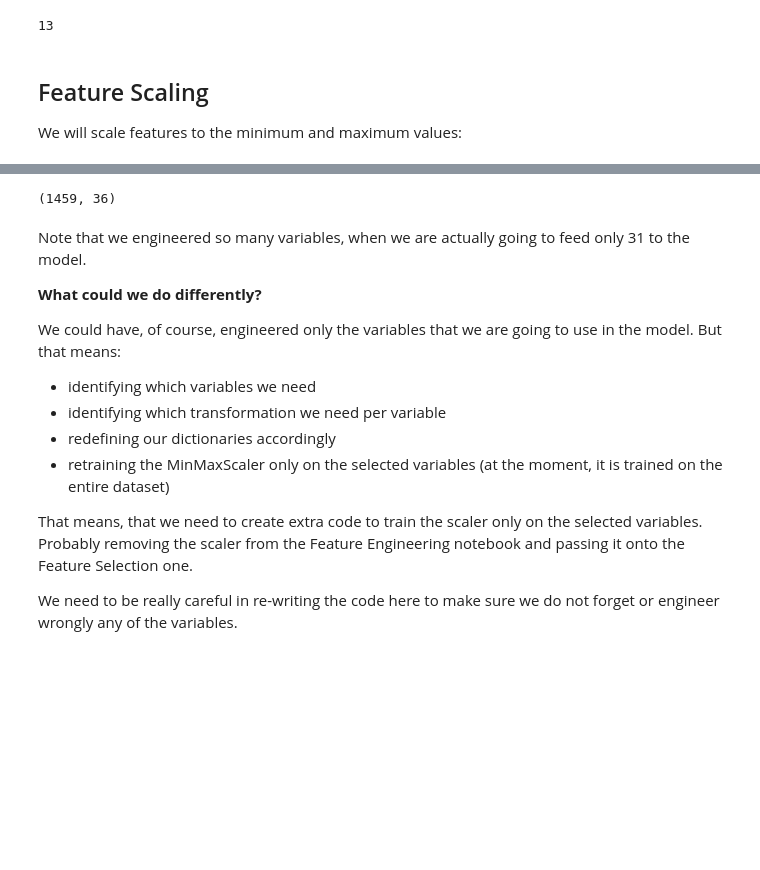
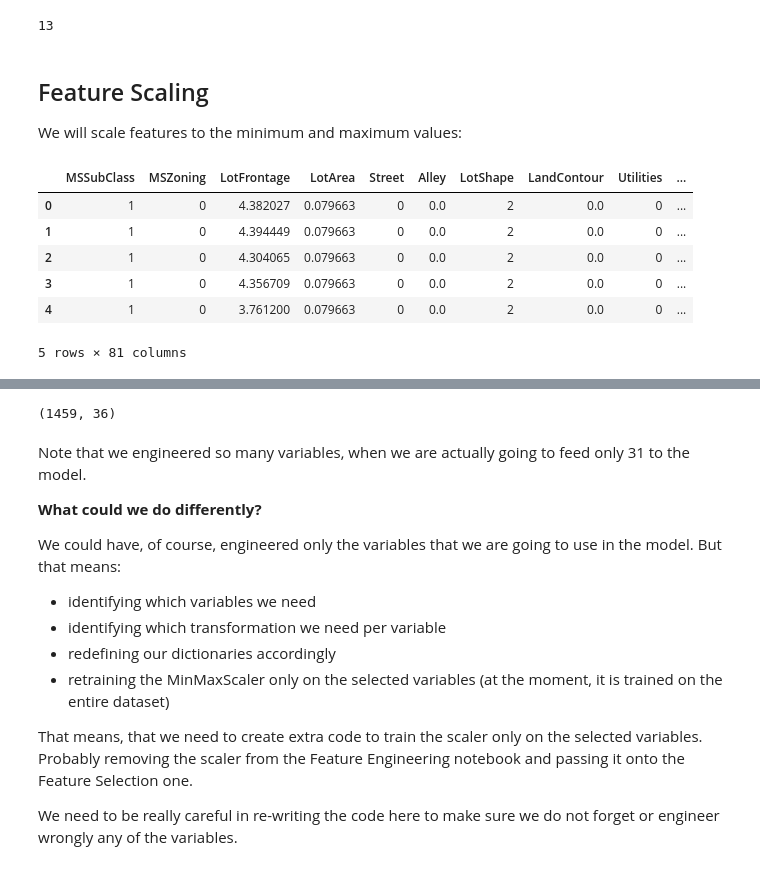
Before and after one commit to aidahalitaj/dmlm, a Jupyter notebook: section-04-research-and-development/05-machine-learning-pipeline-scoring-new-data.ipynb, the cells around one changed output, grey strips where cells are left out. Drawn from its saved outputs; the diff is of its cells as text; code cells hidden in the pictures; blank space fills up the shorter version.

```diff
--- a/section-04-research-and-development/05-machine-learning-pipeline-scoring-new-data.ipynb
+++ b/section-04-research-and-development/05-machine-learning-pipeline-scoring-new-data.ipynb
@@ -440,6 +435,16 @@ data.fillna(0, inplace=True)
 ## Feature Scaling
 
 We will scale features to the minimum and maximum values:
+# %%
+data.head()
+# %% [output]
+|  | MSSubClass | MSZoning | LotFrontage | LotArea | Street | Alley | LotShape | LandContour | Utilities | ... |
+| 0 | 1 | 0 | 4.382027 | 0.079663 | 0 | 0.0 | 2 | 0.0 | 0 | ... |
+| 1 | 1 | 0 | 4.394449 | 0.079663 | 0 | 0.0 | 2 | 0.0 | 0 | ... |
+| 2 | 1 | 0 | 4.304065 | 0.079663 | 0 | 0.0 | 2 | 0.0 | 0 | ... |
+| 3 | 1 | 0 | 4.356709 | 0.079663 | 0 | 0.0 | 2 | 0.0 | 0 | ... |
+| 4 | 1 | 0 | 3.761200 | 0.079663 | 0 | 0.0 | 2 | 0.0 | 0 | ... |
+5 rows × 81 columns
 # %%
 # load the scaler we saved in the notebook on Feature Engineering
 
```
Also changed, not shown: parts of 9 cells of this notebook, 2 other files.
